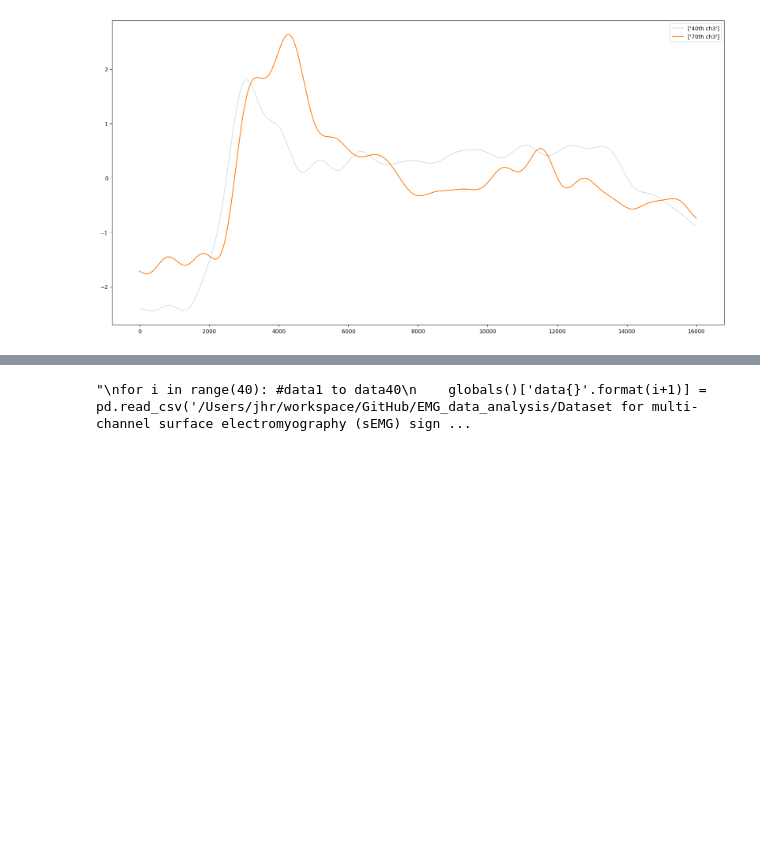
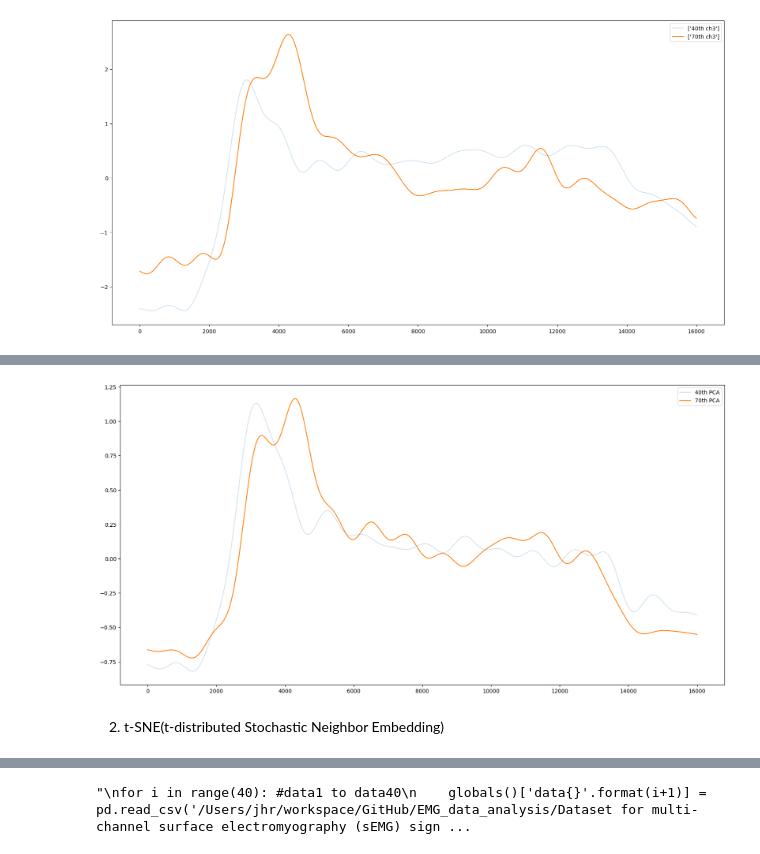
Before and after one commit to greedypelican/EMG_data_analysis, a Jupyter notebook: data_preprocessing.ipynb, the cells around one changed output, grey strips where cells are left out. Drawn from its saved outputs; the diff is of its cells as text; code cells hidden in the pictures; blank space fills up the shorter version.

```diff
--- a/data_preprocessing.ipynb
+++ b/data_preprocessing.ipynb
@@ -138,0 +145,19 @@ Using MinMaxScaler seems more suitable because the range of signal strength have
+# %%
+from sklearn.decomposition import PCA
+
+pca = PCA(n_components=1)
+X40_pca = pca.fit_transform(X40_mm)
+X70_pca = pca.fit_transform(X70_mm)
+# %%
+fig = plt.figure(figsize=(20,10))
+ax = fig.add_subplot(111)
+
+ax.plot(X40_pca,label='40th PCA',alpha=0.2)
+ax.plot(X70_pca,label='70th PCA')
+
+plt.legend()
+plt.show()
+# %% [output]
+[figure, added]
+# %% [markdown]
+2. t-SNE(t-distributed Stochastic Neighbor Embedding)
```
Also changed, not shown: parts of 15 cells of this notebook.
